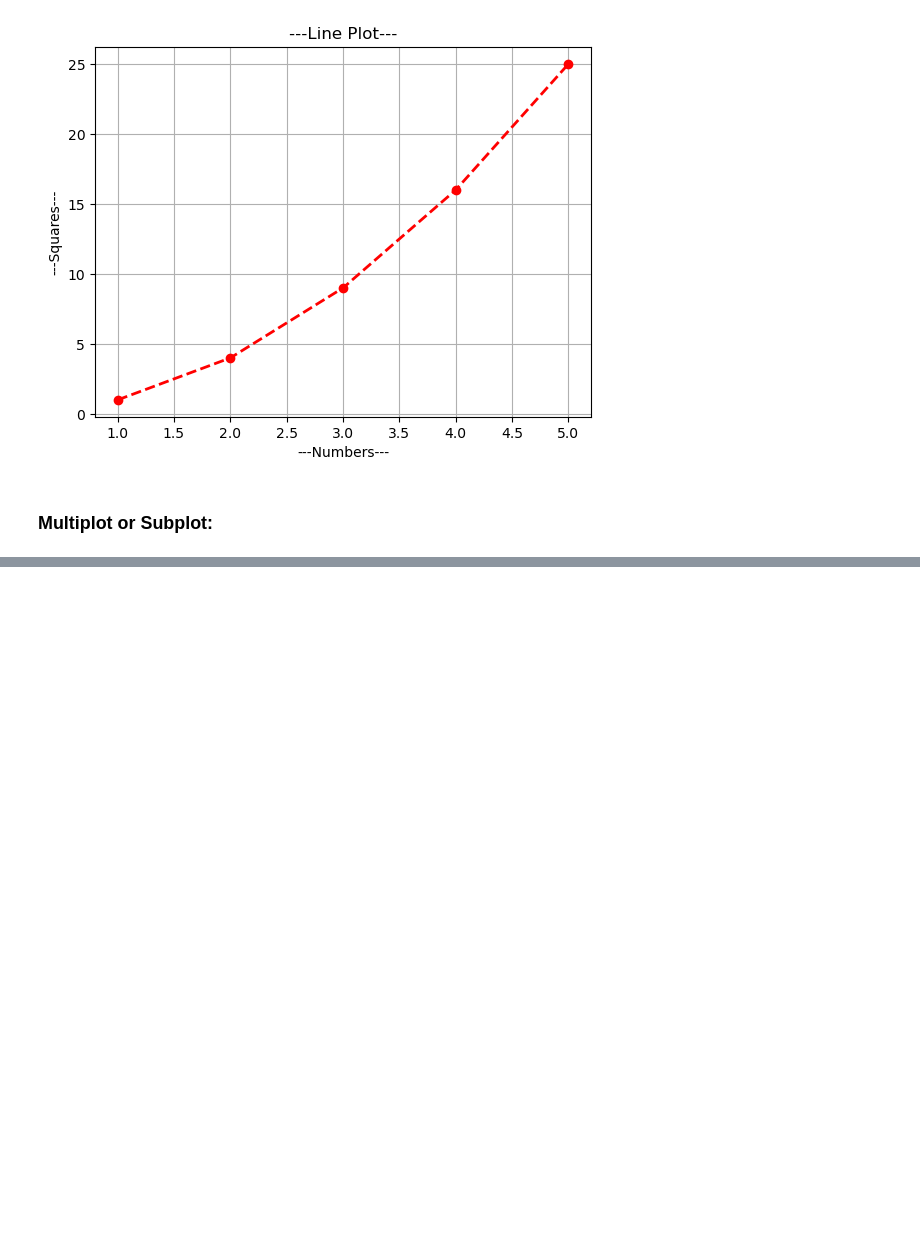
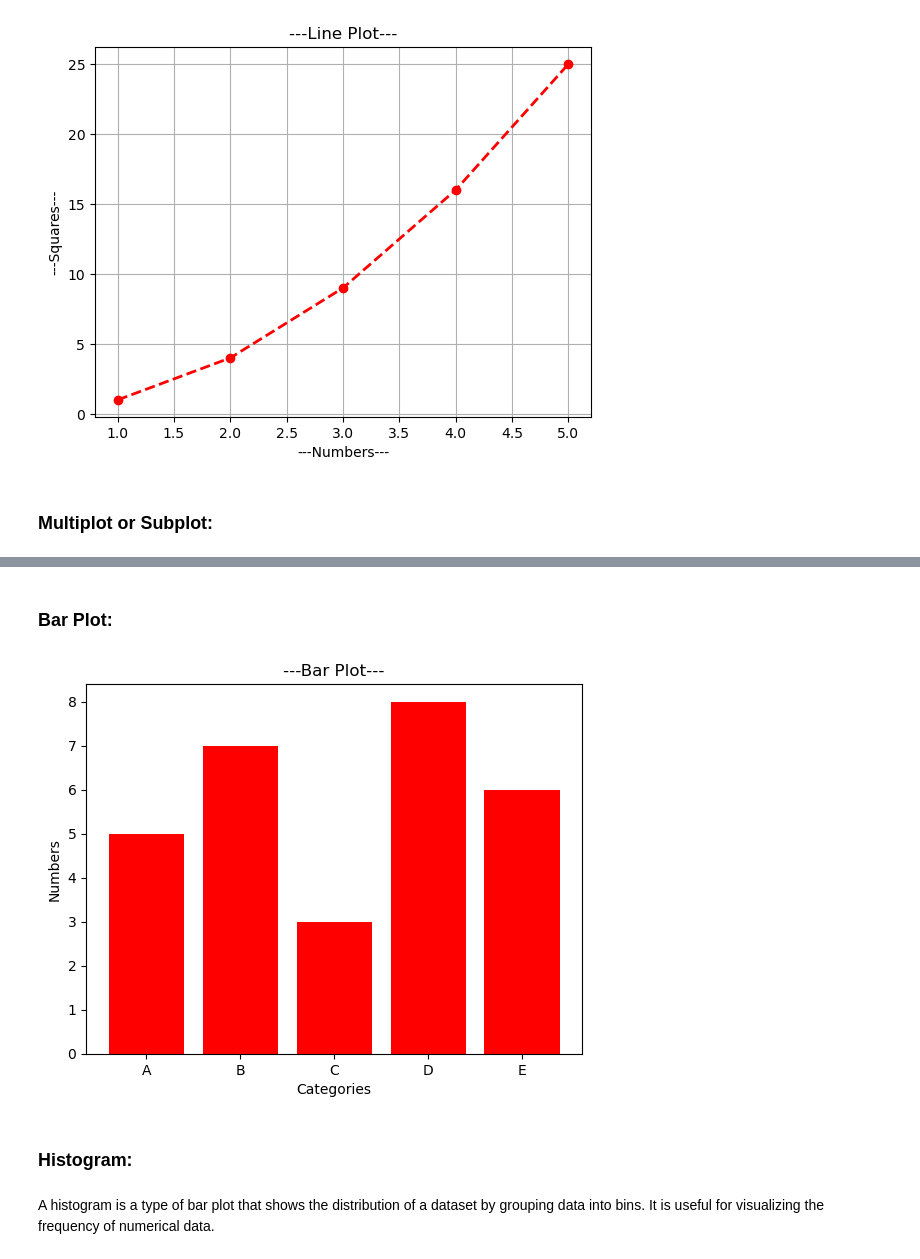
Before and after one commit to ganeshbgunjal/Python2, a Jupyter notebook: 10 Data Analysis with Numpy and Pandas/5 Data visualisation with Matplotlib.ipynb, the cells around one changed output, grey strips where cells are left out. Saved outputs shown, nothing was run; the diff lists cells and outputs as text; code cells hidden in the pictures; blank space fills up the shorter version.

```diff
--- a/10 Data Analysis with Numpy and Pandas/5 Data visualisation with Matplotlib.ipynb
+++ b/10 Data Analysis with Numpy and Pandas/5 Data visualisation with Matplotlib.ipynb
@@ -51,0 +83,17 @@ y2 = [1,2,3,4,5]
+# %% [markdown]
+### Bar Plot:
+# %%
+categories = ['A','B','C','D','E']
+values = [5,7,3,8,6]
+
+plt.bar(categories,values,color='red')
+plt.title('---Bar Plot---')
+plt.xlabel('Categories')
+plt.ylabel('Numbers')
+plt.show()
+# %% [output]
+[figure, added]
+# %% [markdown]
+### Histogram:
+# %% [markdown]
+A histogram is a type of bar plot that shows the distribution of a dataset by grouping data into bins. It is useful for visualizing the frequency of numerical data.
```
Also changed, not shown: parts of 2 cells of this notebook.
